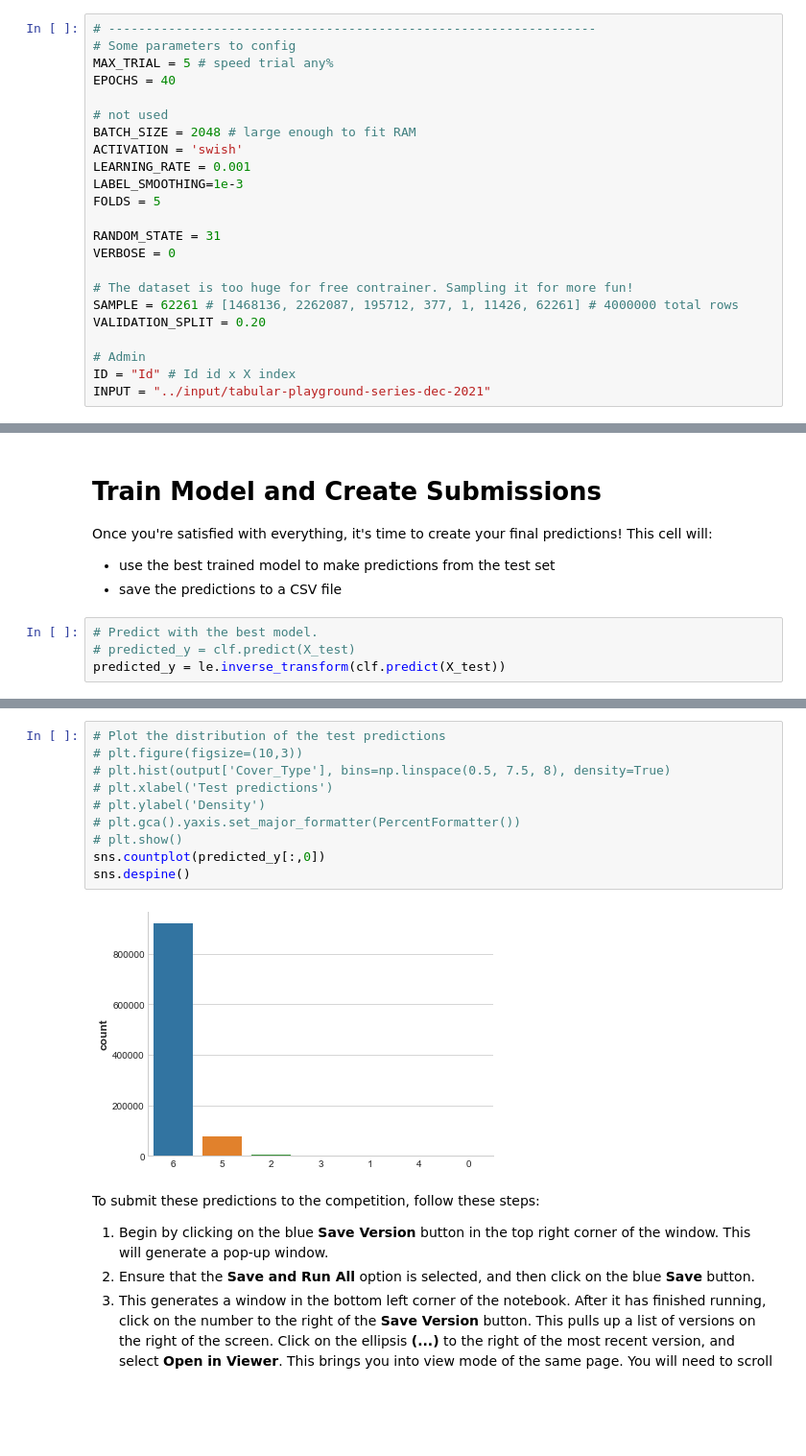
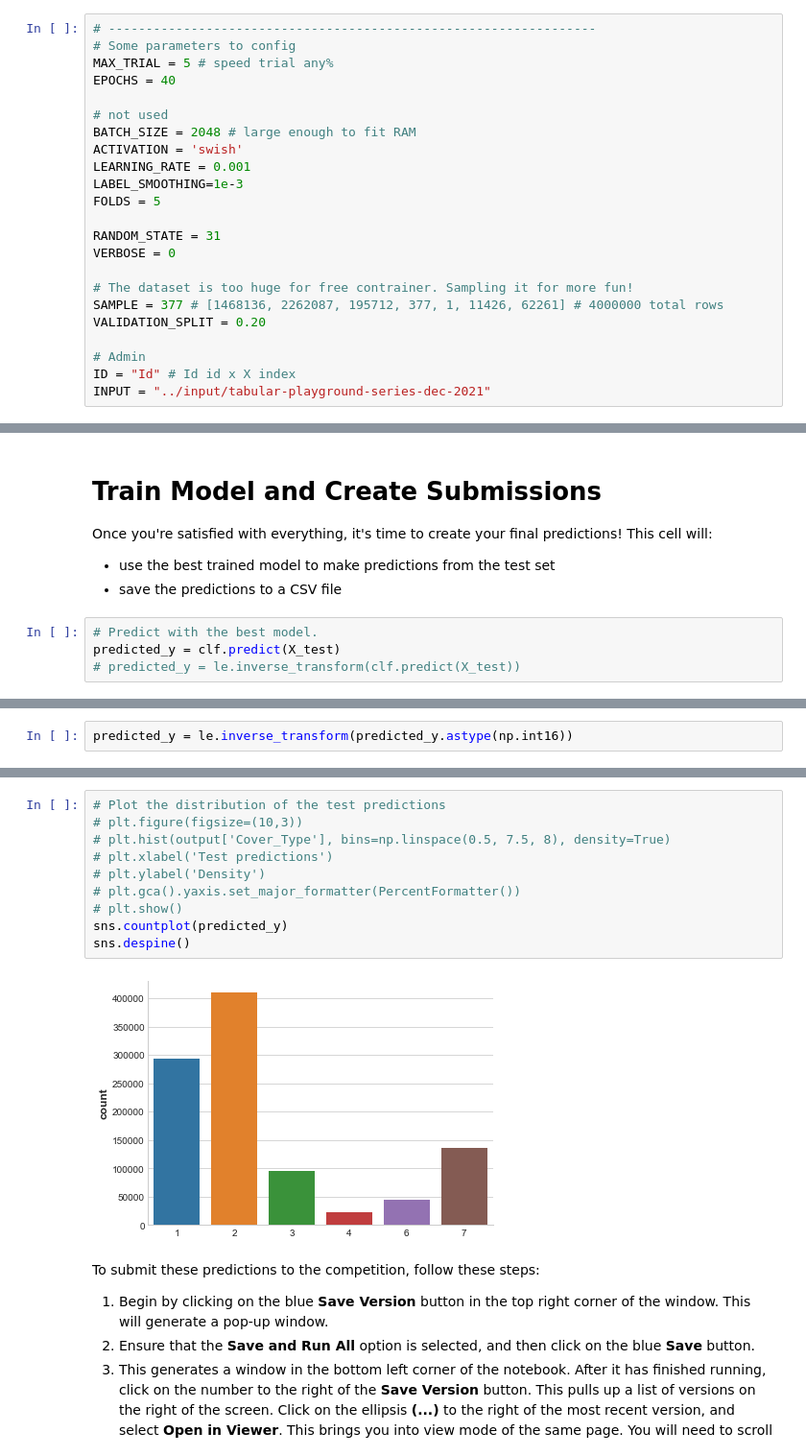
Before and after one commit to furyhawk/kaggle_practice, a Jupyter notebook: Classification/simpleautonn-logisticreg.ipynb, the cells around one changed output, grey strips where cells are left out. Shown: that part at 96% size. Drawn from its saved outputs; the diff is of its cells as text; blank space fills up the shorter version.

```diff
--- a/Classification/simpleautonn-logisticreg.ipynb
+++ b/Classification/simpleautonn-logisticreg.ipynb
@@ -77,7 +77,7 @@ RANDOM_STATE = 31
 VERBOSE = 0
 
 # The dataset is too huge for free contrainer. Sampling it for more fun!
-SAMPLE = 62261 # [1468136, 2262087, 195712, 377, 1, 11426, 62261] # 4000000 total rows
+SAMPLE = 377 # [1468136, 2262087, 195712, 377, 1, 11426, 62261] # 4000000 total rows
 VALIDATION_SPLIT = 0.20
 
 # Admin
@@ -319,6 +306,6 @@ Once you're satisfied with everything, it's time to create your final prediction
 - save the predictions to a CSV file
 # %%
 # Predict with the best model.
-# predicted_y = clf.predict(X_test)
-predicted_y = le.inverse_transform(clf.predict(X_test))
+predicted_y = clf.predict(X_test)
+# predicted_y = le.inverse_transform(clf.predict(X_test))
 # %% [output]
@@ -327 +313,3 @@ ValueError: y contains previously unseen labels: ['0' '1' '2' '3' '4' '5' '6']
+# %%
+predicted_y = le.inverse_transform(predicted_y.astype(np.int16))
 # %%
@@ -373,15 +372,15 @@ np.unique(output[target_col], return_counts=True)
 # %%
 # Plot the distribution of the test predictions
 # plt.figure(figsize=(10,3))
 # plt.hist(output['Cover_Type'], bins=np.linspace(0.5, 7.5, 8), density=True)
 # plt.xlabel('Test predictions')
 # plt.ylabel('Density')
 # plt.gca().yaxis.set_major_formatter(PercentFormatter())
 # plt.show()
-sns.countplot(predicted_y[:,0])
+sns.countplot(predicted_y)
 sns.despine()
 # %% [output]
-[figure, old version]
+[figure, new version]
 # %% [markdown]
 To submit these predictions to the competition, follow these steps:
 
```
Also changed, not shown: parts of 13 cells of this notebook, 1 other file.
